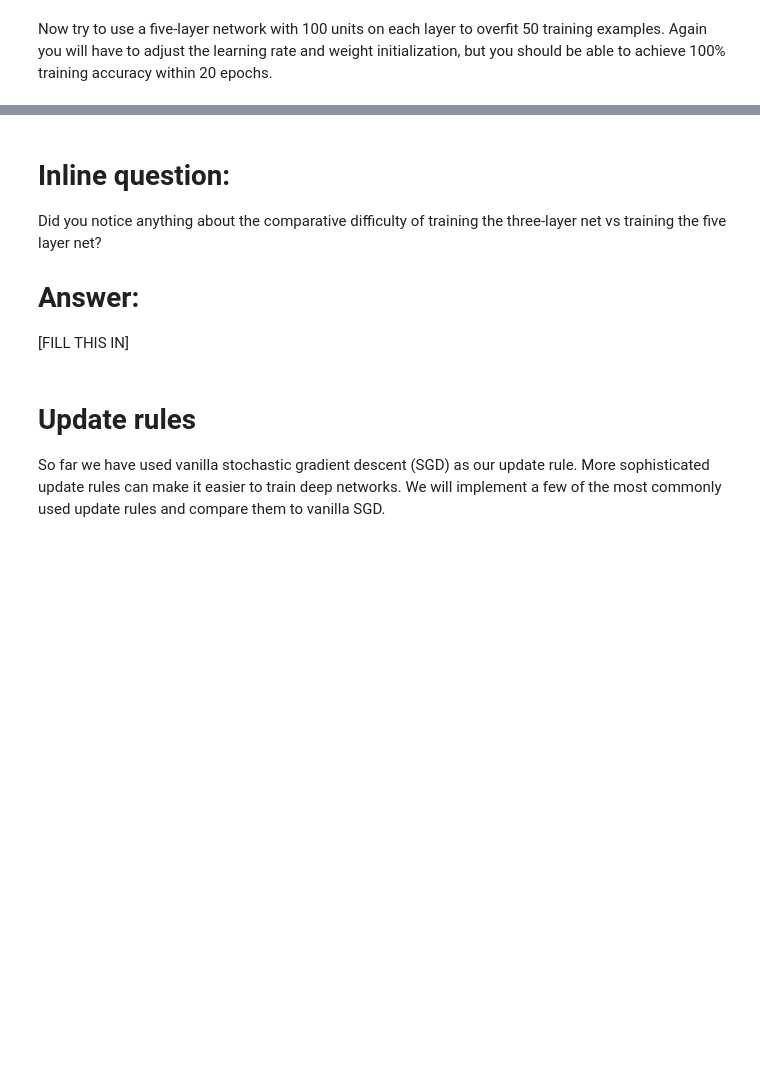
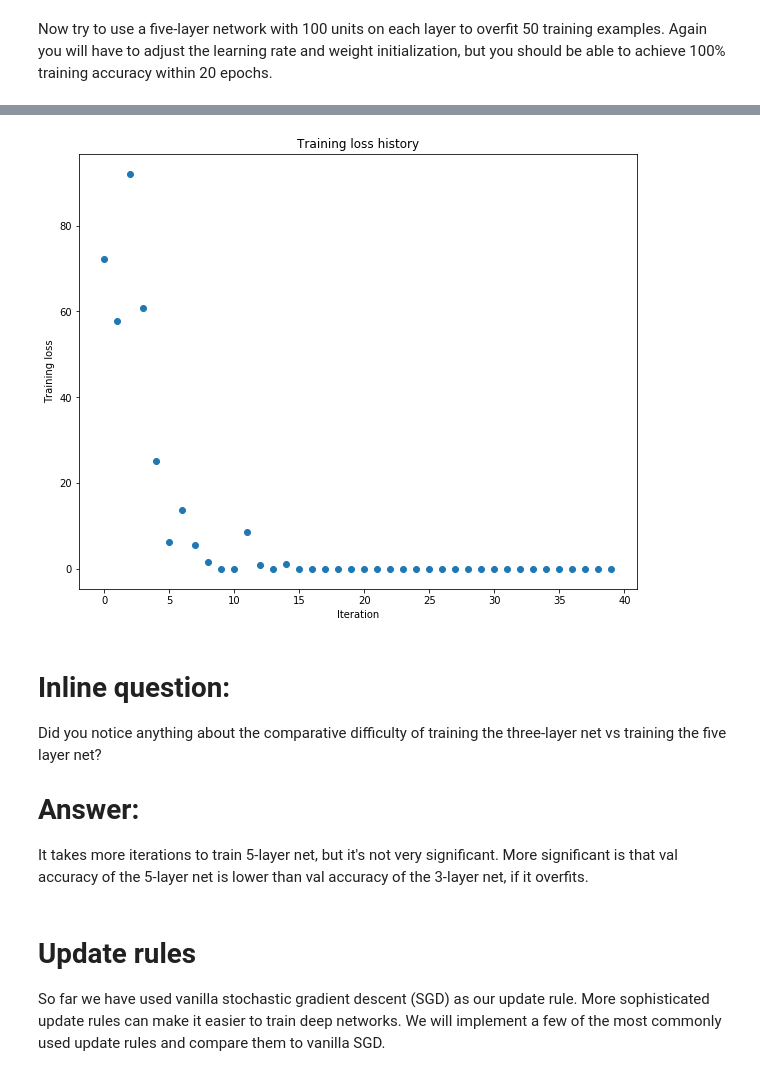
Before and after one commit to artbataev/cs231n, a Jupyter notebook: assignments2017/assignment2/1_FullyConnectedNets.ipynb, the cells around one changed output, grey strips where cells are left out. Cells and saved outputs as stored; diff of their text form; code cells hidden in the pictures; blank space fills up the shorter version.

```diff
--- a/assignments2017/assignment2/1_FullyConnectedNets.ipynb
+++ b/assignments2017/assignment2/1_FullyConnectedNets.ipynb
@@ -414,8 +472,8 @@ small_data = {
   'y_val': data['y_val'],
 }
 
+weight_scale = 1e-1
 learning_rate = 1e-3
-weight_scale = 1e-5
 model = FullyConnectedNet([100, 100, 100, 100],
                 weight_scale=weight_scale, dtype=np.float64)
 solver = Solver(model, small_data,
@@ -432,3 +490,4 @@ plt.title('Training loss history')
 plt.xlabel('Iteration')
 plt.ylabel('Training loss')
 plt.show()
+# %% [output]
@@ -435,9 +511,10 @@ plt.show()
+[figure, added]
 # %% [markdown]
 # Inline question:
 Did you notice anything about the comparative difficulty of training the three-layer net vs training the five layer net?
 
 # Answer:
-[FILL THIS IN]
+It takes more iterations to train 5-layer net, but it's not very significant. More significant is that val accuracy of the 5-layer net is lower than val accuracy of the 3-layer net, if it overfits.
 # %% [markdown]
 # Update rules
 So far we have used vanilla stochastic gradient descent (SGD) as our update rule. More sophisticated update rules can make it easier to train deep networks. We will implement a few of the most commonly used update rules and compare them to vanilla SGD.
```
Also changed, not shown: parts of 12 cells of this notebook, 2 other files.
